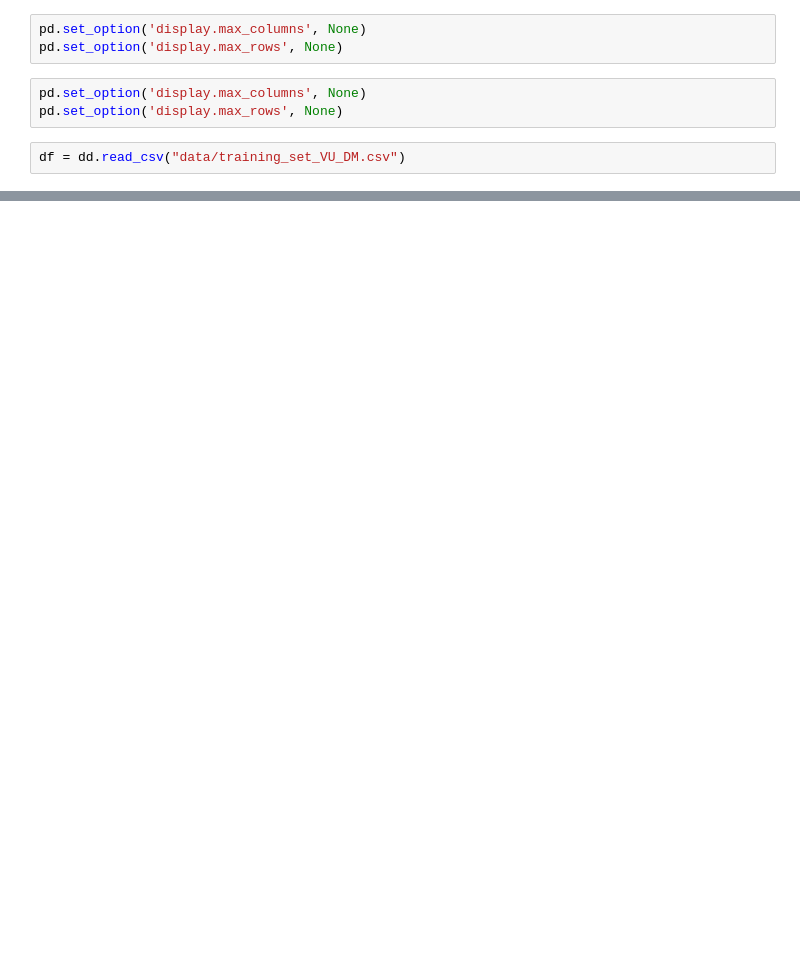
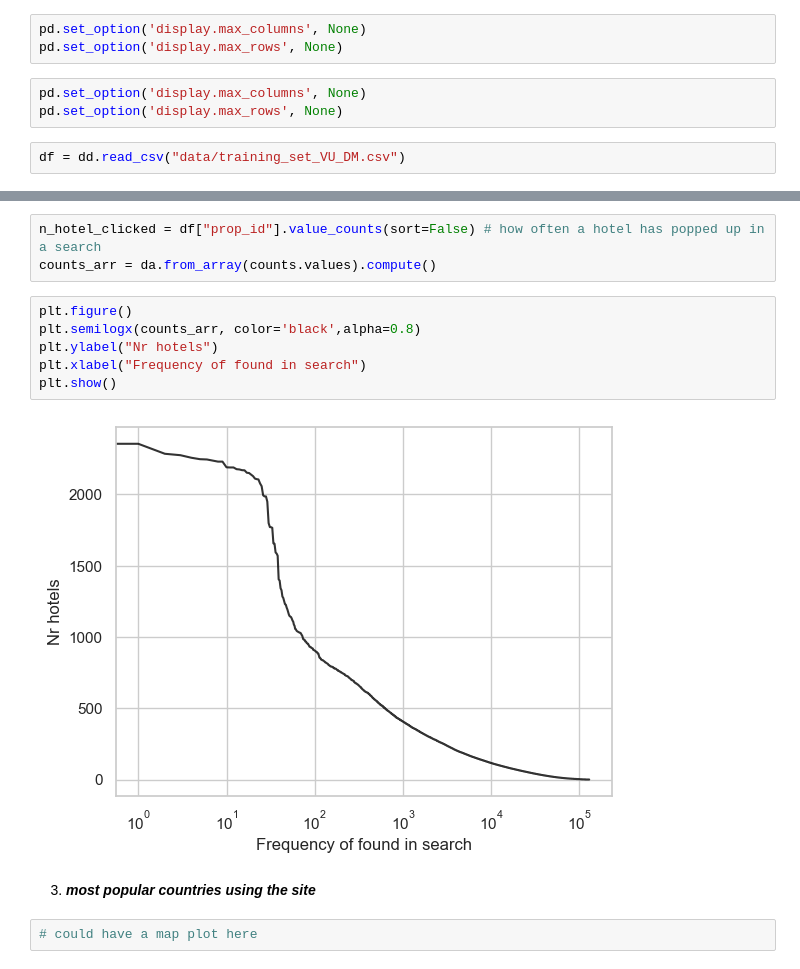
Before and after one commit to PaulHosek/DataMining, a Jupyter notebook: paul_explore.ipynb, the cells around one changed output, grey strips where cells are left out. Saved outputs shown, nothing was run; the diff lists cells and outputs as text; blank space fills up the shorter version.

```diff
--- a/paul_explore.ipynb
+++ b/paul_explore.ipynb
@@ -34,0 +49,15 @@ KeyboardInterrupt
+# %%
+n_hotel_clicked = df["prop_id"].value_counts(sort=False) # how often a hotel has popped up in a search
+counts_arr = da.from_array(counts.values).compute()
+# %%
+plt.figure()
+plt.semilogx(counts_arr, color='black',alpha=0.8)
+plt.ylabel("Nr hotels")
+plt.xlabel("Frequency of found in search")
+plt.show()
+# %% [output]
+[figure, added]
+# %% [markdown]
+3. ***most popular countries using the site***
+# %%
+# could have a map plot here
```
Also changed, not shown: parts of 16 cells of this notebook.
